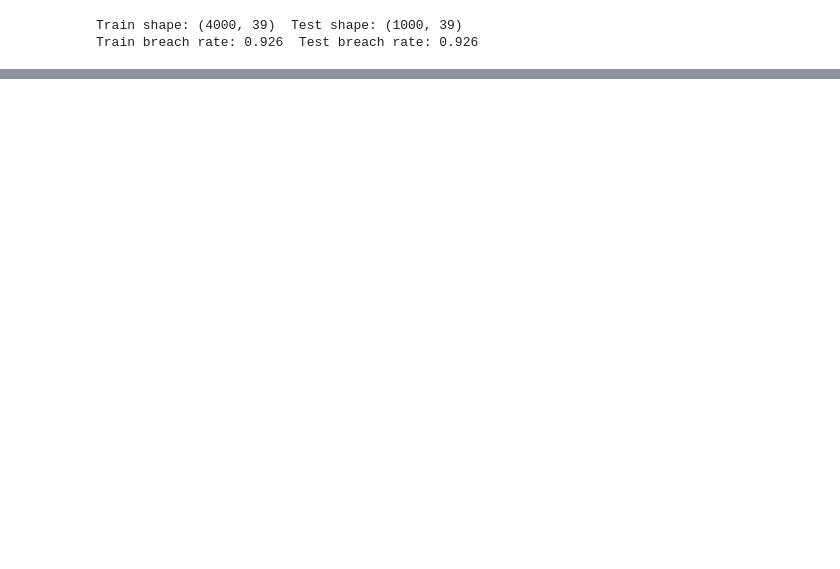
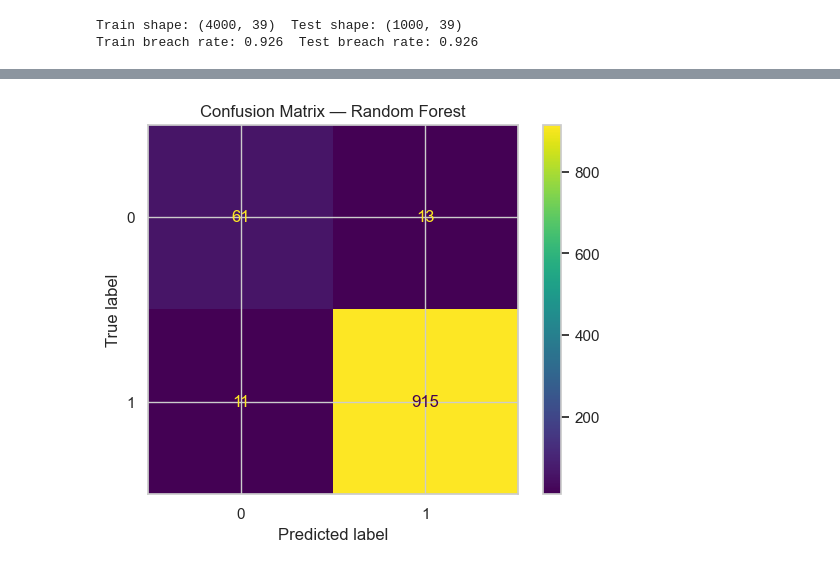
Before and after one commit to loictiemani/sla-risk-prediction, a Jupyter notebook: notebooks/03_modeling.ipynb, the cells around one changed output, grey strips where cells are left out. Saved outputs shown, nothing was run; the diff lists cells and outputs as text; code cells hidden in the pictures; blank space fills up the shorter version.

```diff
--- a/notebooks/03_modeling.ipynb
+++ b/notebooks/03_modeling.ipynb
@@ -91,0 +132,21 @@ Train breach rate: 0.926  Test breach rate: 0.926
+# %%
+# 4️⃣ Tree model: Random Forest (strong performance + feature importance)
+rf = RandomForestClassifier(
+    n_estimators=400,
+    random_state=42,
+    class_weight="balanced_subsample",
+    max_depth=None,
+    min_samples_split=5,
+    min_samples_leaf=2,
+    n_jobs=-1
+)
+
+rf.fit(X_train, y_train)
+
+rf_pred = rf.predict(X_test)
+rf_proba = rf.predict_proba(X_test)[:, 1]
+
+print("=== Random Forest ===")
+print(classification_report(y_test, rf_pred, digits=3))
+print("ROC AUC:", round(roc_auc_score(y_test, rf_proba), 3))
+print("Average Precision (PR AUC):", round(average_precision_score(y_test, rf_proba), 3))
@@ -91,0 +166,10 @@ Train breach rate: 0.926  Test breach rate: 0.926
+# %%
+
+# Confusion matrix: Random Forest
+cm = confusion_matrix(y_test, rf_pred)
+disp = ConfusionMatrixDisplay(confusion_matrix=cm)
+disp.plot()
+plt.title("Confusion Matrix — Random Forest")
+plt.show()
+# %% [output]
+[figure, added]
```
Also changed, not shown: parts of 8 cells of this notebook, 1 other file.
